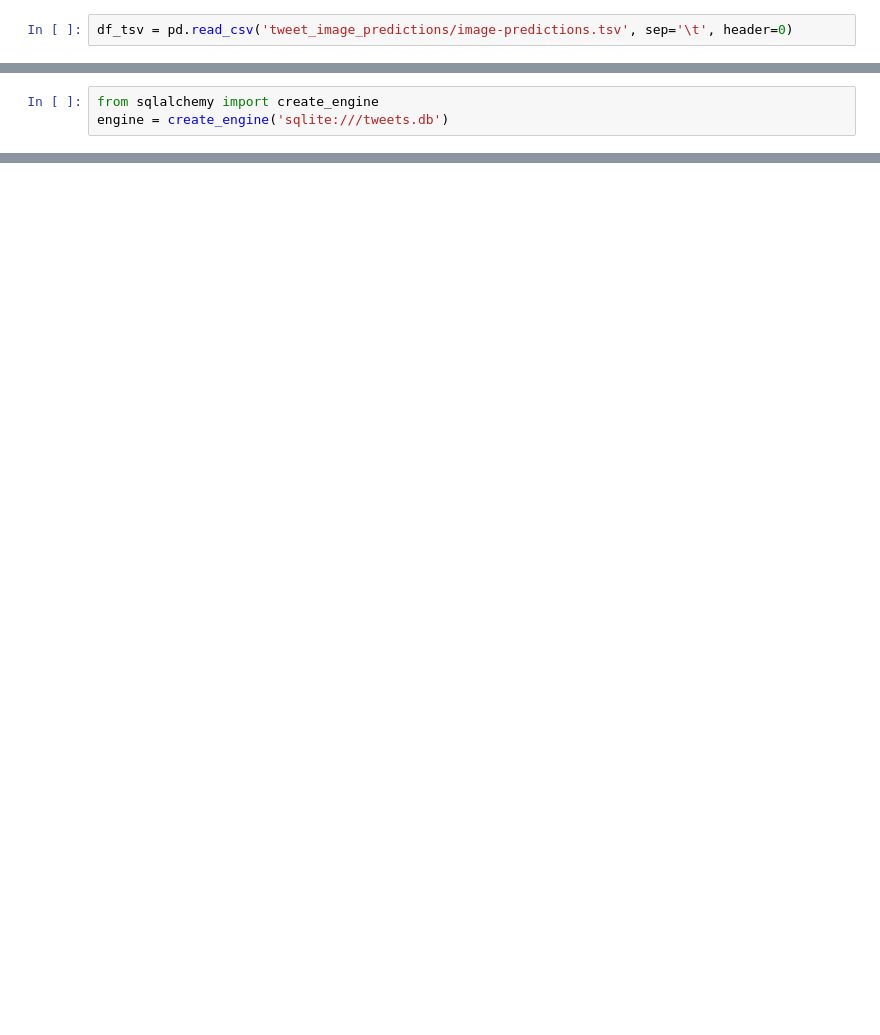
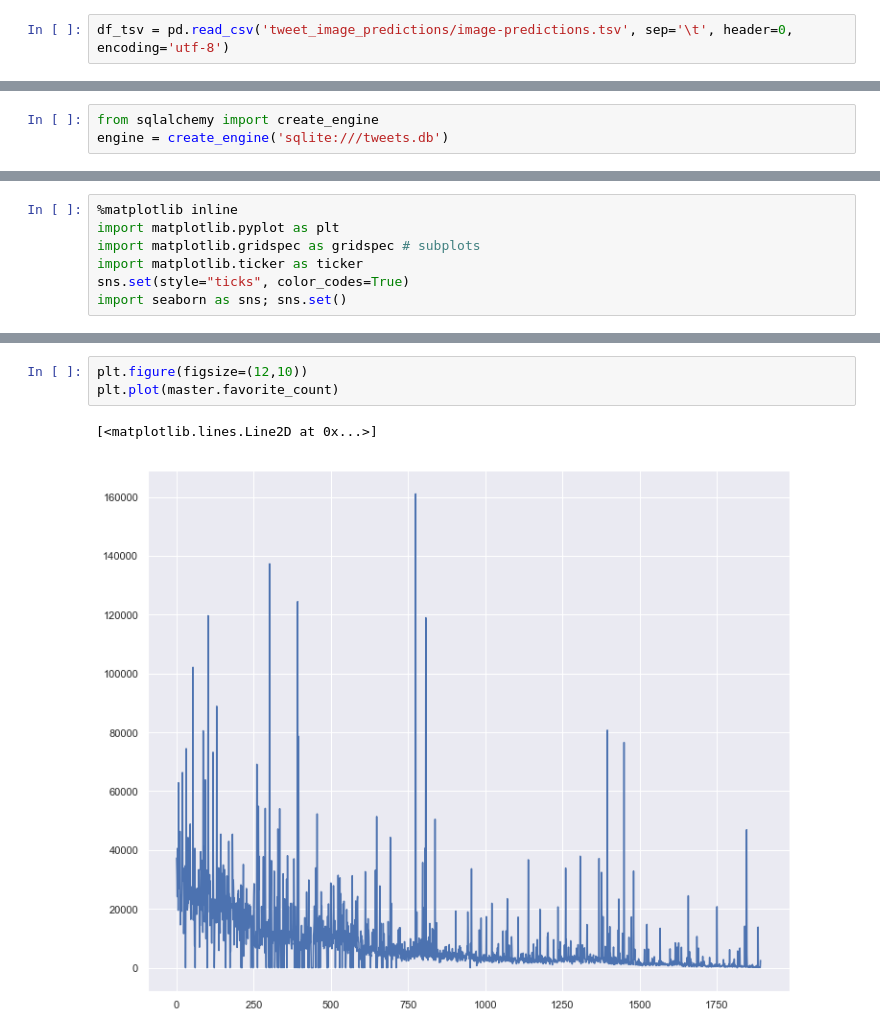
Before and after one commit to MJOAN/Udacity-DA-P4, a Jupyter notebook: Wrangling Data Project.ipynb, the cells around one changed output, grey strips where cells are left out. Drawn from its saved outputs; the diff is of its cells as text; blank space fills up the shorter version.

```diff
--- a/Wrangling Data Project.ipynb
+++ b/Wrangling Data Project.ipynb
@@ -113,7 +112,7 @@ df_json = pd.DataFrame.from_records(tweet_json_list)
 # %%
 df_archive = pd.read_csv('twitter-archive-enhanced.csv')
 # %%
-df_tsv = pd.read_csv('tweet_image_predictions/image-predictions.tsv', sep='\t', header=0)
+df_tsv = pd.read_csv('tweet_image_predictions/image-predictions.tsv', sep='\t', header=0, encoding='utf-8')
 # %% [markdown]
 ## Part II: Assess
 # %% [markdown]
@@ -411,0 +425,7 @@ tweets.head(3)
+# %%
+%matplotlib inline
+import matplotlib.pyplot as plt
+import matplotlib.gridspec as gridspec # subplots
+import matplotlib.ticker as ticker
+sns.set(style="ticks", color_codes=True)
+import seaborn as sns; sns.set()
@@ -411,0 +438,6 @@ tweets.head(3)
+# %%
+plt.figure(figsize=(12,10))
+plt.plot(master.favorite_count)
+# %% [output]
+[<matplotlib.lines.Line2D at 0x...>]
+[figure, added]
```
Also changed, not shown: parts of 35 cells of this notebook, 3 other files.
